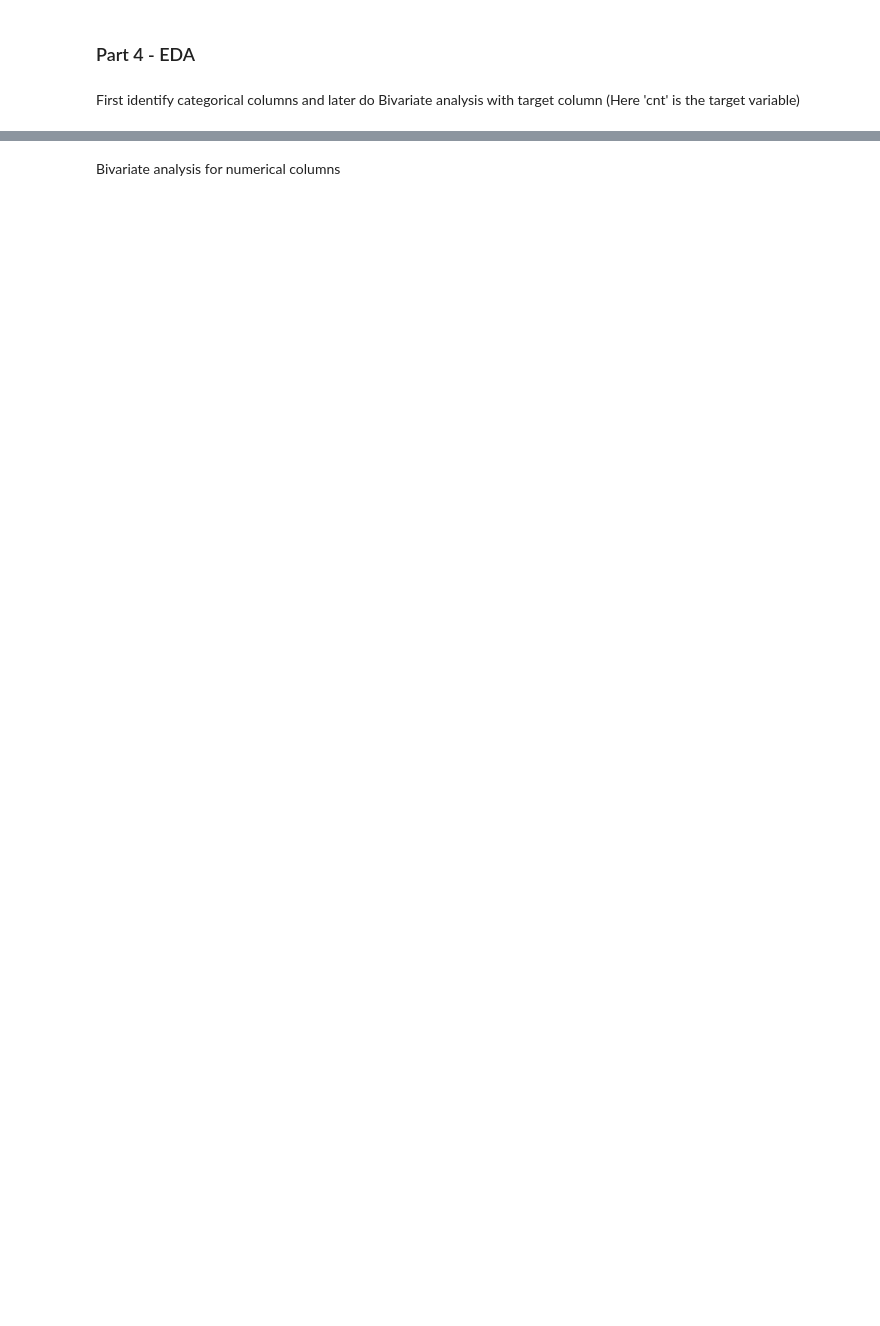
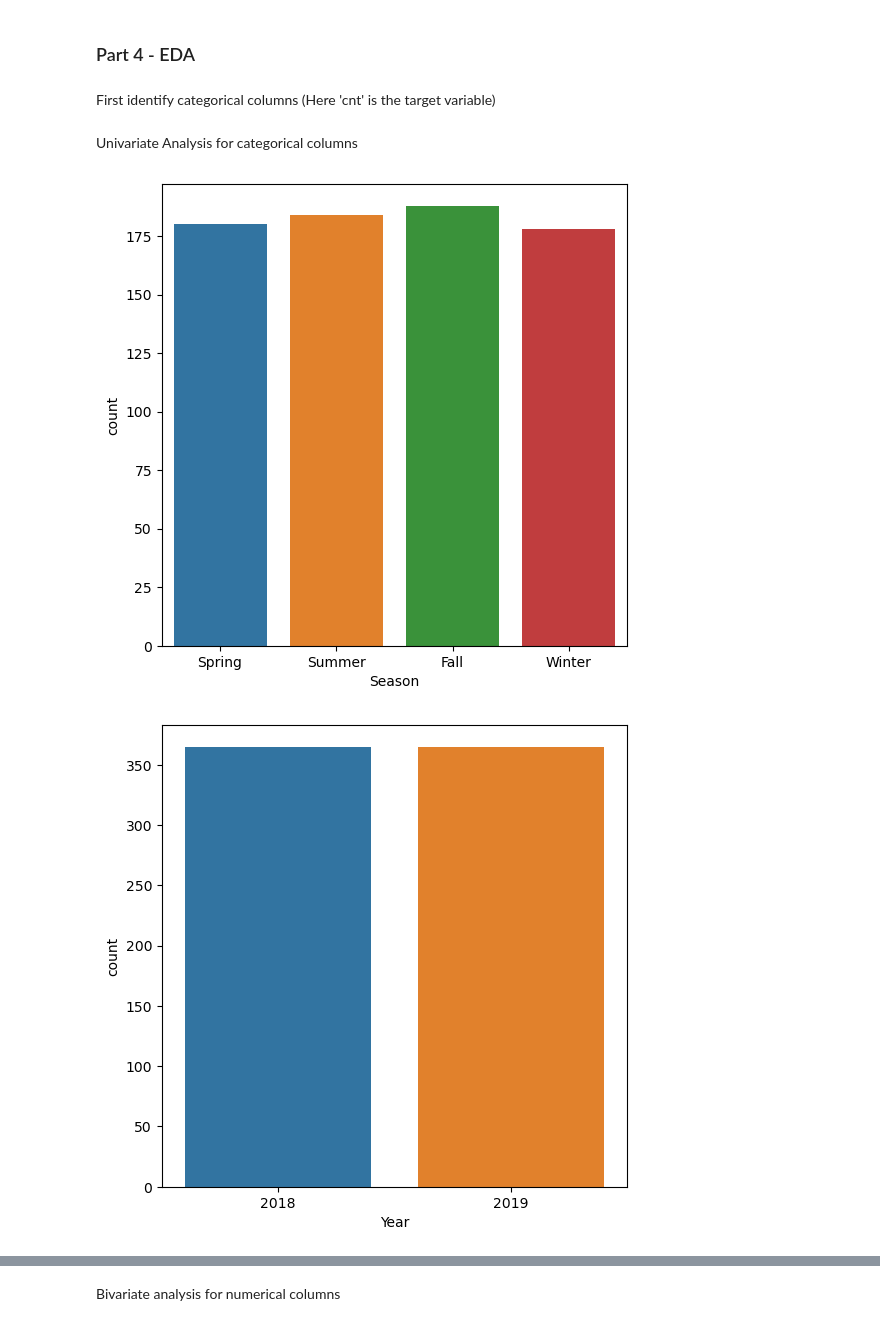
Before and after one commit to Aswani-ReddyKV/BikeSharing, a Jupyter notebook: Aswani_Reddy.ipynb, the cells around one changed output, grey strips where cells are left out. Drawn from its saved outputs; the diff is of its cells as text; code cells hidden in the pictures; blank space fills up the shorter version.

```diff
--- a/Aswani_Reddy.ipynb
+++ b/Aswani_Reddy.ipynb
@@ -126,7 +156,19 @@ bikesharing = bikesharing.drop(['instant','dteday'], axis=1)
 # %% [markdown]
 ### Part 4 - EDA
 # %% [markdown]
-First identify categorical columns and later do Bivariate analysis with target column (Here 'cnt' is the target variable)
+First identify categorical columns (Here 'cnt' is the target variable)
 # %%
 categorical_columns = ['season','yr','mnth','holiday','weekday','workingday','weathersit']
 categorical_xlabel = ['Season','Year','Month','Holiday','WeekDay','Working Day','Weather Type']
+# %% [markdown]
+Univariate Analysis for categorical columns
+# %%
+
+for i in range(len(categorical_columns)):
+    plt.figure(figsize=[6,6])
+    pltAxes = sns.countplot(data = bikesharing, x = categorical_columns[i])
+    pltAxes.set_xlabel(categorical_xlabel[i])
+    plt.show()
+# %% [output]
+[figure, added]
+[figure, added]
```
Also changed, not shown: parts of 14 cells of this notebook.
